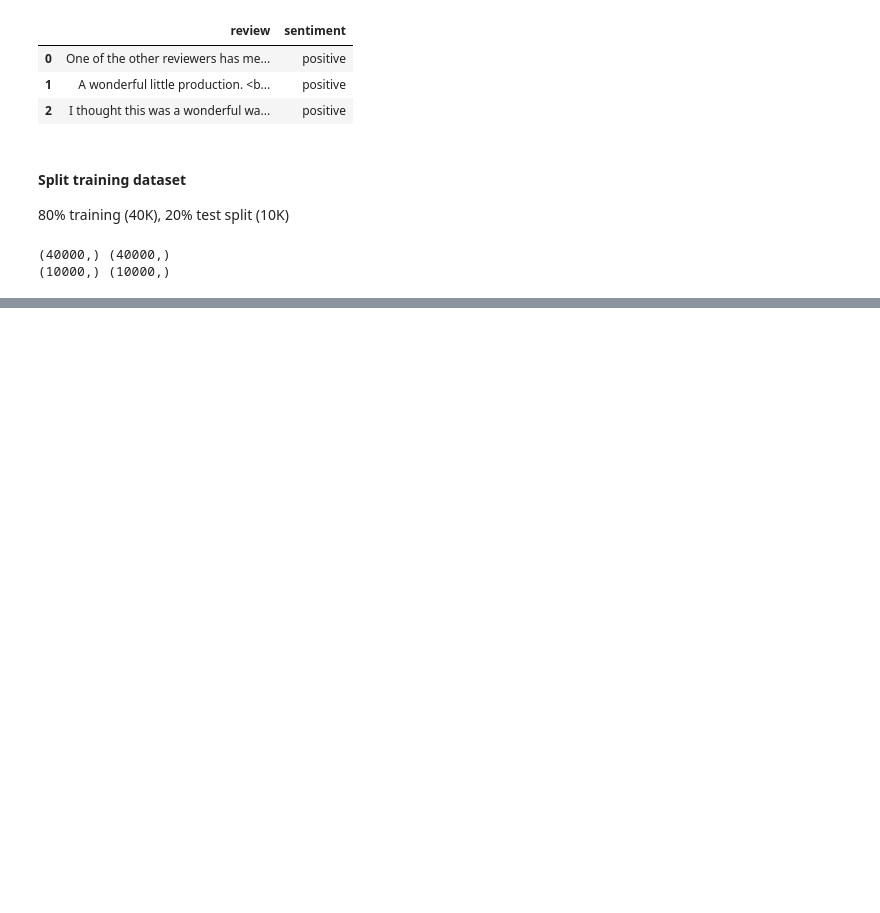
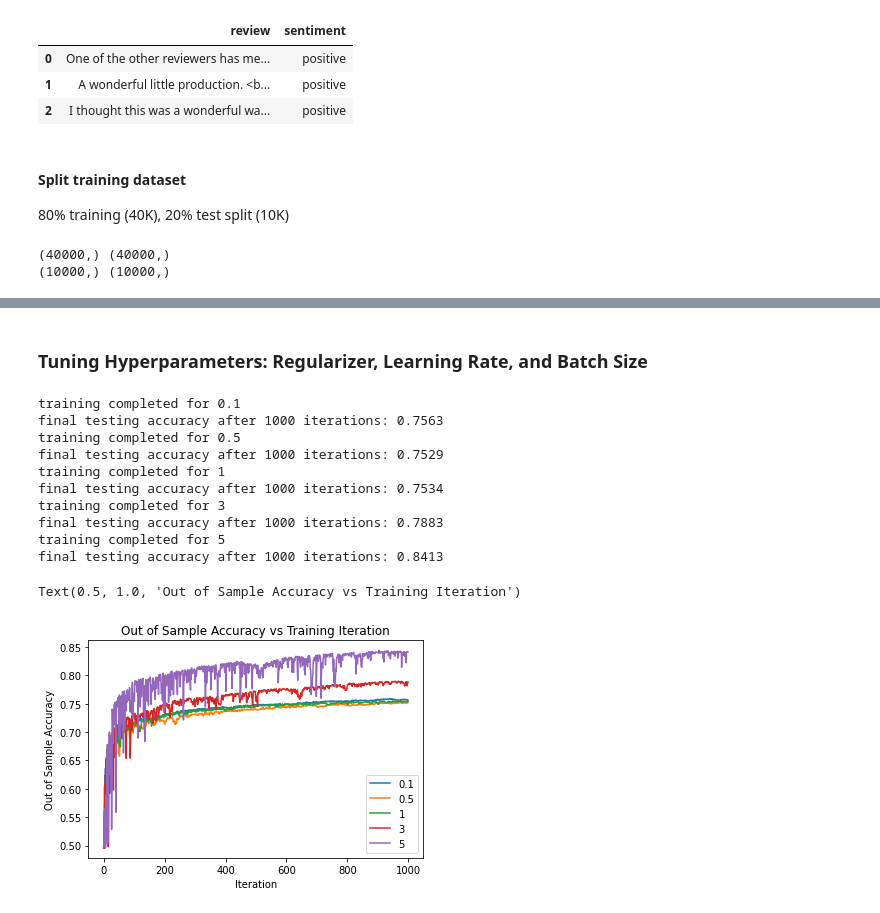
Before and after one commit to seichang00/IMDB_bayesian_regression, a Jupyter notebook: imdb_regression.ipynb, the cells around one changed output, grey strips where cells are left out. Drawn from its saved outputs; the diff is of its cells as text; code cells hidden in the pictures; blank space fills up the shorter version.

```diff
--- a/imdb_regression.ipynb
+++ b/imdb_regression.ipynb
@@ -176,0 +229,40 @@ array([0.01, 0.01, 0.01, 0.01, 0.01])
+# %% [markdown]
+### Tuning Hyperparameters: Regularizer, Learning Rate, and Batch Size
+# %%
+#L2 REGULARIZATION (LAMBDA)
+
+test_iters = 1000
+
+#tuning regularizer
+for test_lamb in [0.1, 0.5, 1, 3, 5]:
+    beta, sgd_stats = stochastic_regression_map(
+    lamb=test_lamb,
+    X=X_train,
+    X_test=X_test,
+    y=y_train,
+    y_test=y_test,
+    l_rate=0.1,
+    batch_size=10,
+    max_iters=test_iters,
+    train_stat="accuracy")
+    plt.plot(sgd_stats, label=str(test_lamb))
+    print("training completed for " + str(test_lamb))
+    print("final testing accuracy after {} iterations: {}".format(train_iters, sgd_stats[-1]))
+
+plt.legend()
+plt.xlabel("Iteration")
+plt.ylabel("Out of Sample Accuracy")
+plt.title("Out of Sample Accuracy vs Training Iteration")
+# %% [output]
+training completed for 0.1
+final testing accuracy after 1000 iterations: 0.7563
+training completed for 0.5
+final testing accuracy after 1000 iterations: 0.7529
+training completed for 1
+final testing accuracy after 1000 iterations: 0.7534
+training completed for 3
+final testing accuracy after 1000 iterations: 0.7883
+training completed for 5
+final testing accuracy after 1000 iterations: 0.8413
+Text(0.5, 1.0, 'Out of Sample Accuracy vs Training Iteration')
+[figure, added]
```
Also changed, not shown: parts of 12 cells of this notebook, 6 other files.
